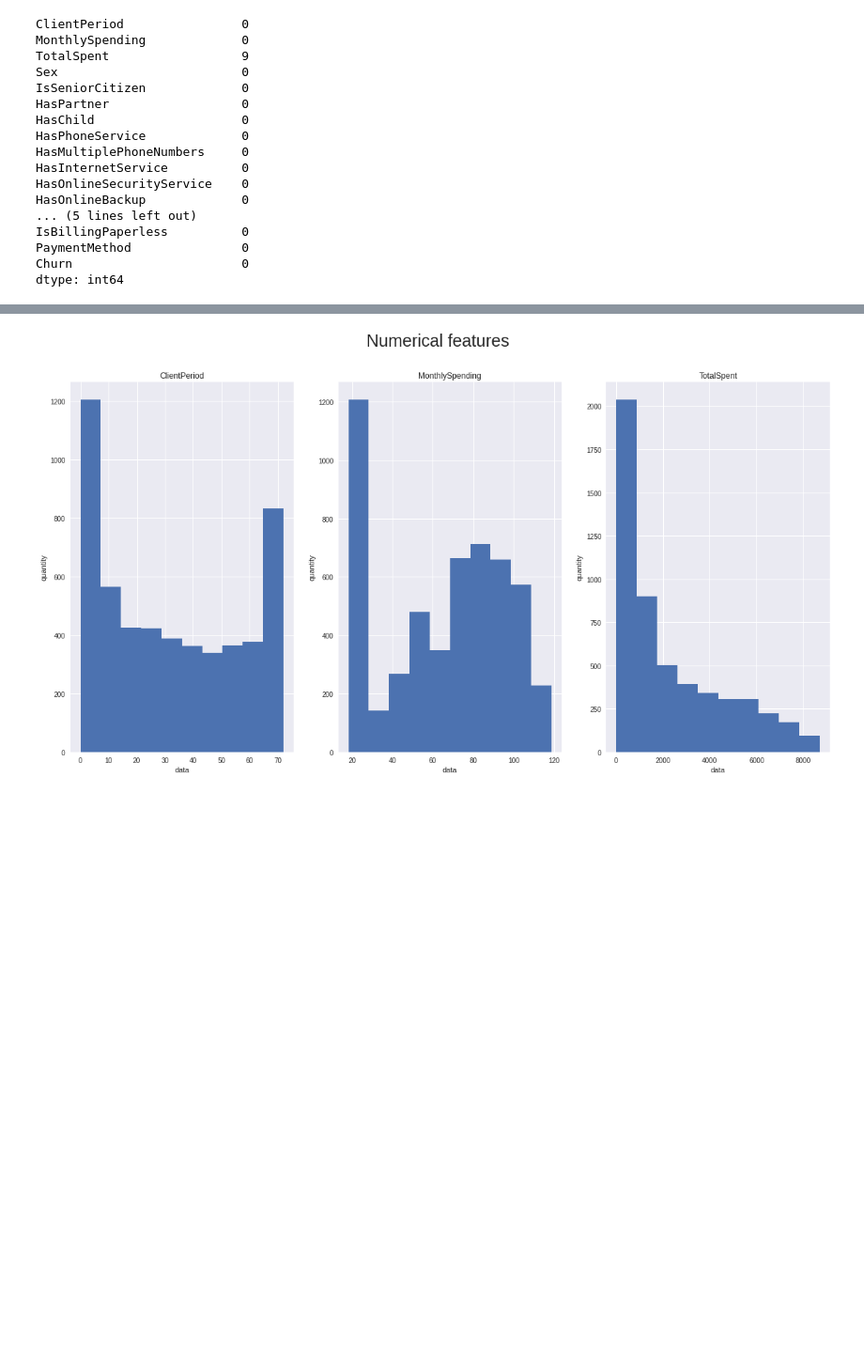
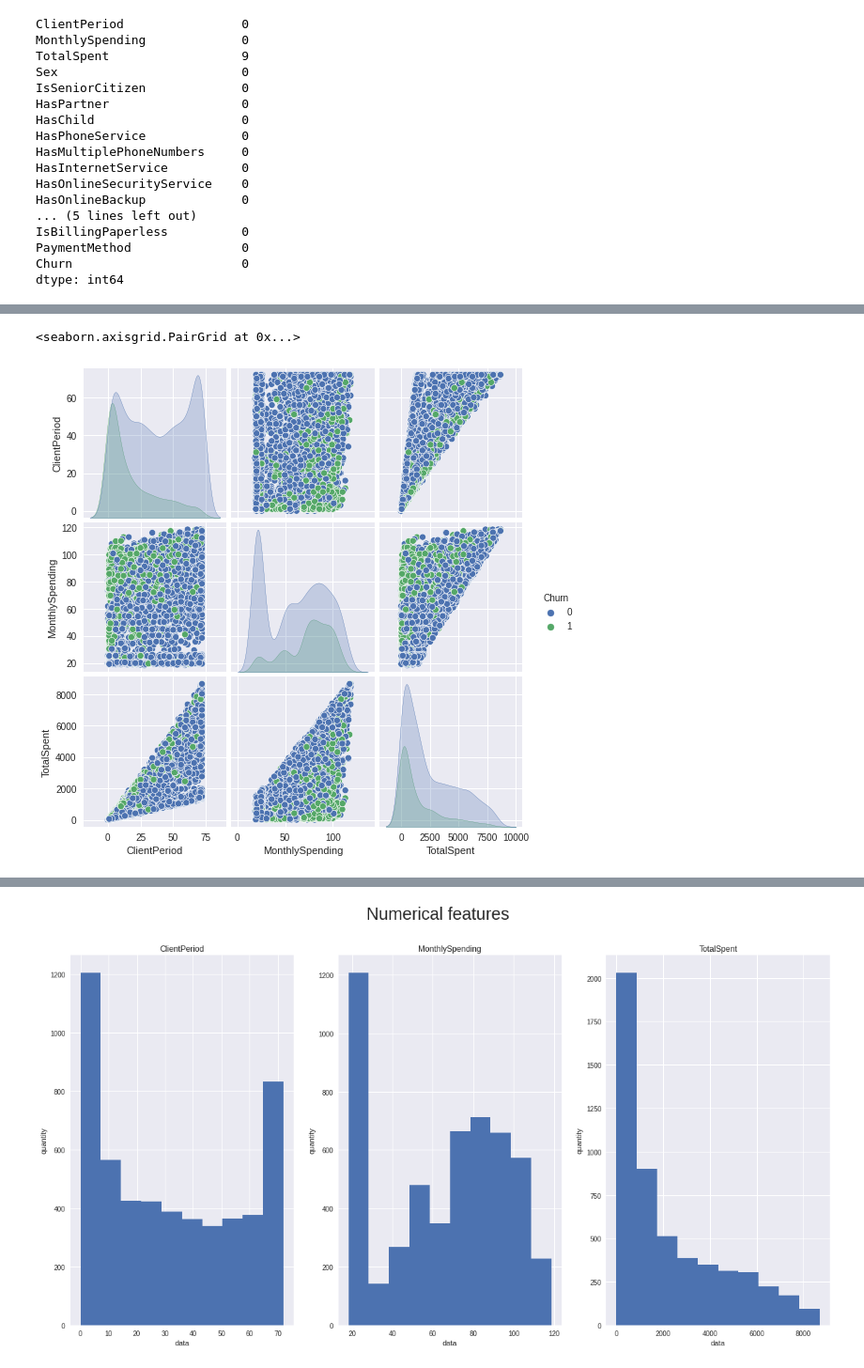
Before and after one commit to SlipShabby/DLSchool, a Jupyter notebook: DL_autumn2021/DL_intermediate/kaggle_prediction/Kaggle_prediction.ipynb, the cells around one changed output, grey strips where cells are left out. Shown at 94% size. Drawn from its saved outputs; the diff is of its cells as text; code cells hidden in the pictures; blank space fills up the shorter version.

```diff
--- a/DL_autumn2021/DL_intermediate/kaggle_prediction/Kaggle_prediction.ipynb
+++ b/DL_autumn2021/DL_intermediate/kaggle_prediction/Kaggle_prediction.ipynb
@@ -263,0 +348,5 @@ train[train.TotalSpent.isnull()]
+# %%
+sns.pairplot(train[num_cols+[target_col]], vars= num_cols, hue=target_col)
+# %% [output]
+<seaborn.axisgrid.PairGrid at 0x...>
+[figure, added]
```
Also changed, not shown: parts of 16 cells of this notebook.
